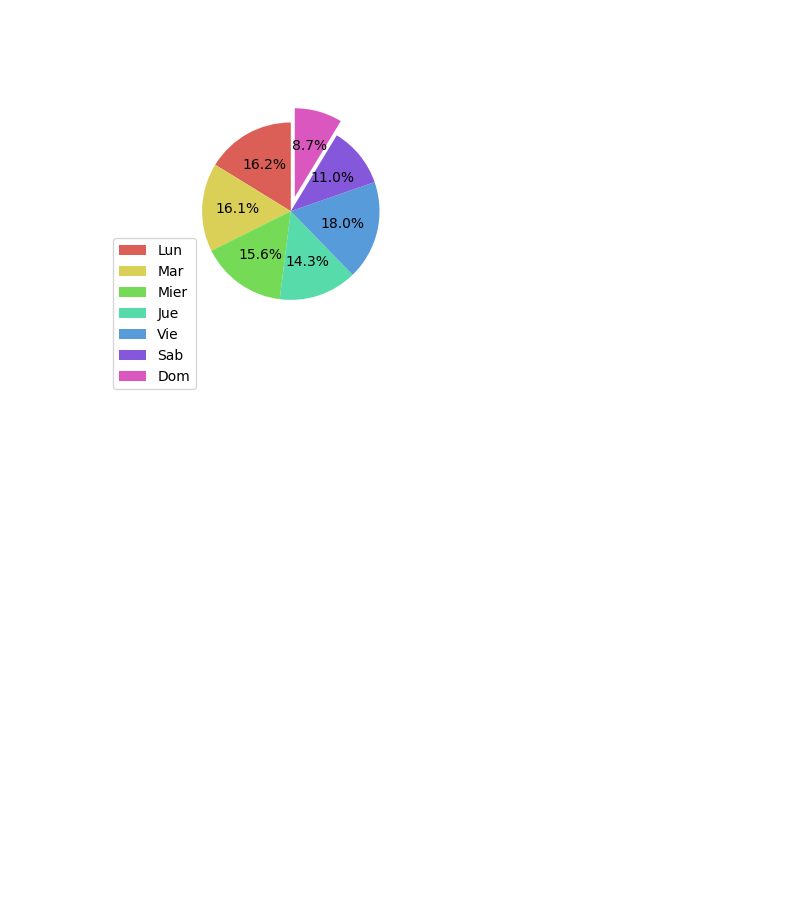
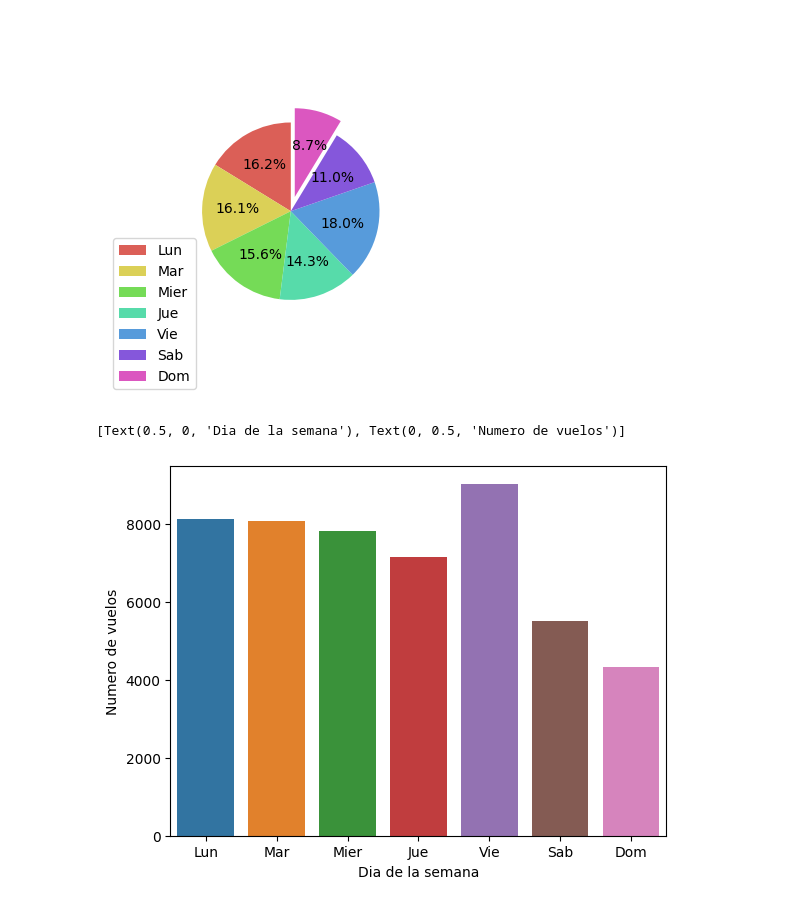
Before and after one commit to luisosmx/Python_exercises, a Jupyter notebook: matplotlib.ipynb, the cells around one changed output. Cells and saved outputs as stored; diff of their text form; code cells hidden in the pictures; blank space fills up the shorter version.

```diff
--- a/matplotlib.ipynb
+++ b/matplotlib.ipynb
@@ -68,3 +68,9 @@ plt.legend(loc= 'lower left', labels = labs)
 plt.show()
 # %% [output]
 [figure]
+# %%
+plt = sns.barplot(x = labs, y = data[1])
+plt.set(xlabel = 'Dia de la semana', ylabel = 'Numero de vuelos')
+# %% [output]
+[Text(0.5, 0, 'Dia de la semana'), Text(0, 0.5, 'Numero de vuelos')]
+[figure, added]
```
